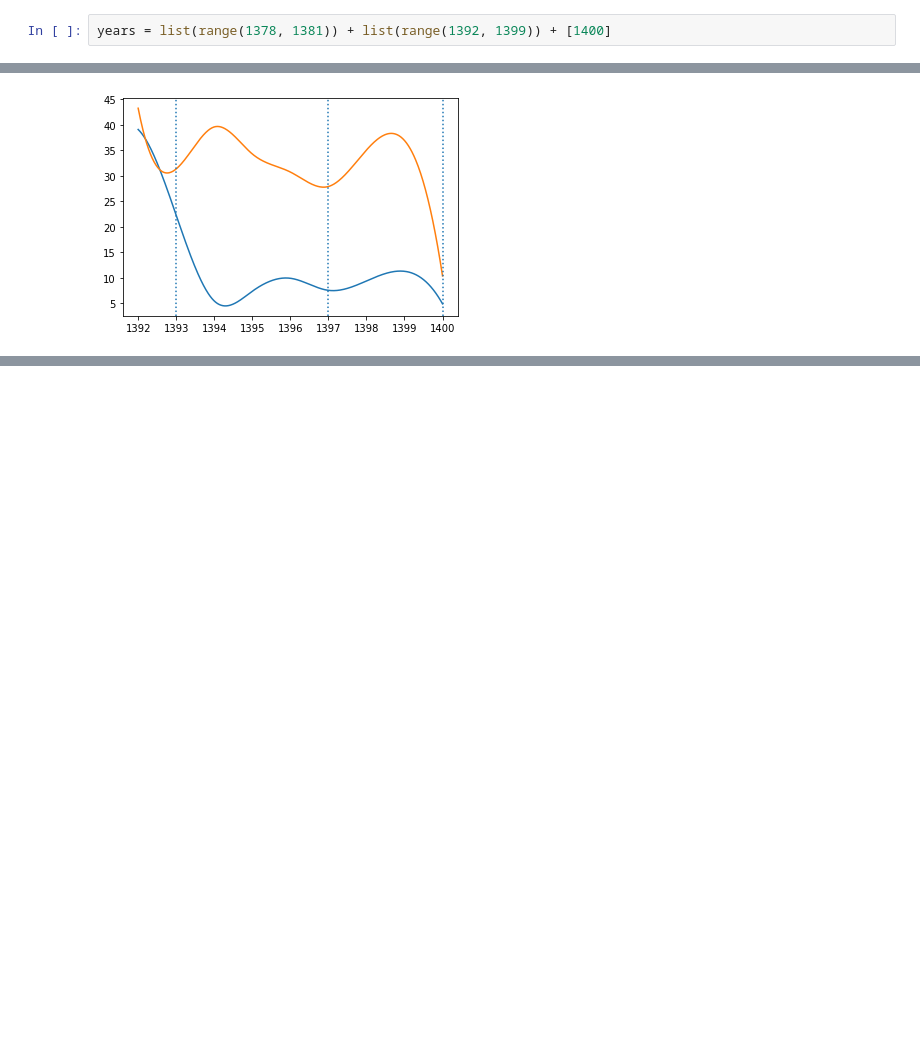
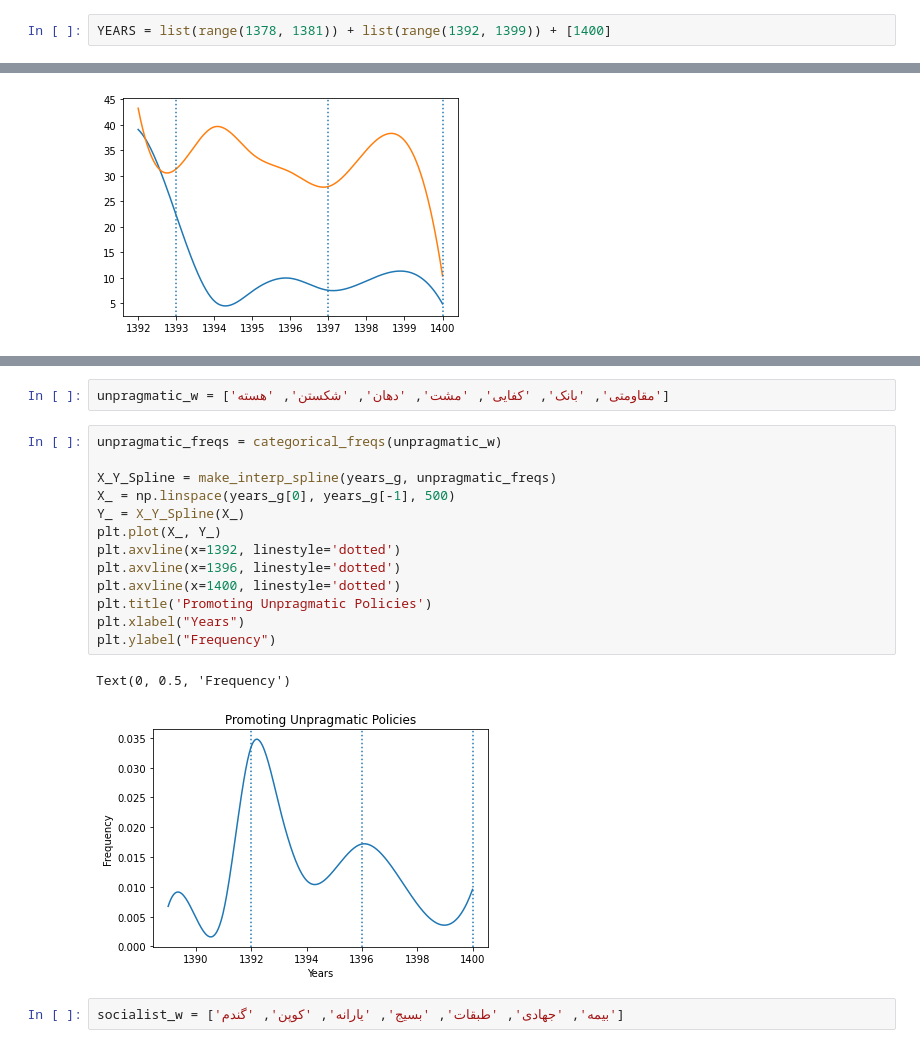
Before and after one commit to macs30200-s22/replication-materials-javad-e, a Jupyter notebook: analysis.ipynb, the cells around one changed output, grey strips where cells are left out. Saved outputs shown, nothing was run; the diff lists cells and outputs as text; blank space fills up the shorter version.

```diff
--- a/analysis.ipynb
+++ b/analysis.ipynb
@@ -125,7 +125,7 @@ speeches.groupby('year').count()
 | 1398 | 52 | 52 | 52 | 52 |
 | 1400 | 31 | 31 | 31 | 31 |
 # %%
-years = list(range(1378, 1381)) + list(range(1392, 1399)) + [1400]
+YEARS = list(range(1378, 1381)) + list(range(1392, 1399)) + [1400]
 # %%
 def annual_freq(word):
     freqs = []
@@ -222,0 +239,20 @@ NoneType
+# %%
+unpragmatic_w = ['مقاومتی', 'بانک', 'کفایی', 'مشت', 'دهان', 'شکستن', 'هسته']
+# %%
+unpragmatic_freqs = categorical_freqs(unpragmatic_w)
+
+X_Y_Spline = make_interp_spline(years_g, unpragmatic_freqs)
+X_ = np.linspace(years_g[0], years_g[-1], 500)
+Y_ = X_Y_Spline(X_)
+plt.plot(X_, Y_)
+plt.axvline(x=1392, linestyle='dotted')
+plt.axvline(x=1396, linestyle='dotted')
+plt.axvline(x=1400, linestyle='dotted')
+plt.title('Promoting Unpragmatic Policies')
+plt.xlabel("Years")
+plt.ylabel("Frequency")
+# %% [output]
+Text(0, 0.5, 'Frequency')
+[figure, added]
+# %%
+socialist_w = ['بیمه', 'جهادی', 'طبقات', 'بسیج', 'یارانه', 'کوپن', 'گندم']
```
Also changed, not shown: parts of 11 cells of this notebook.
